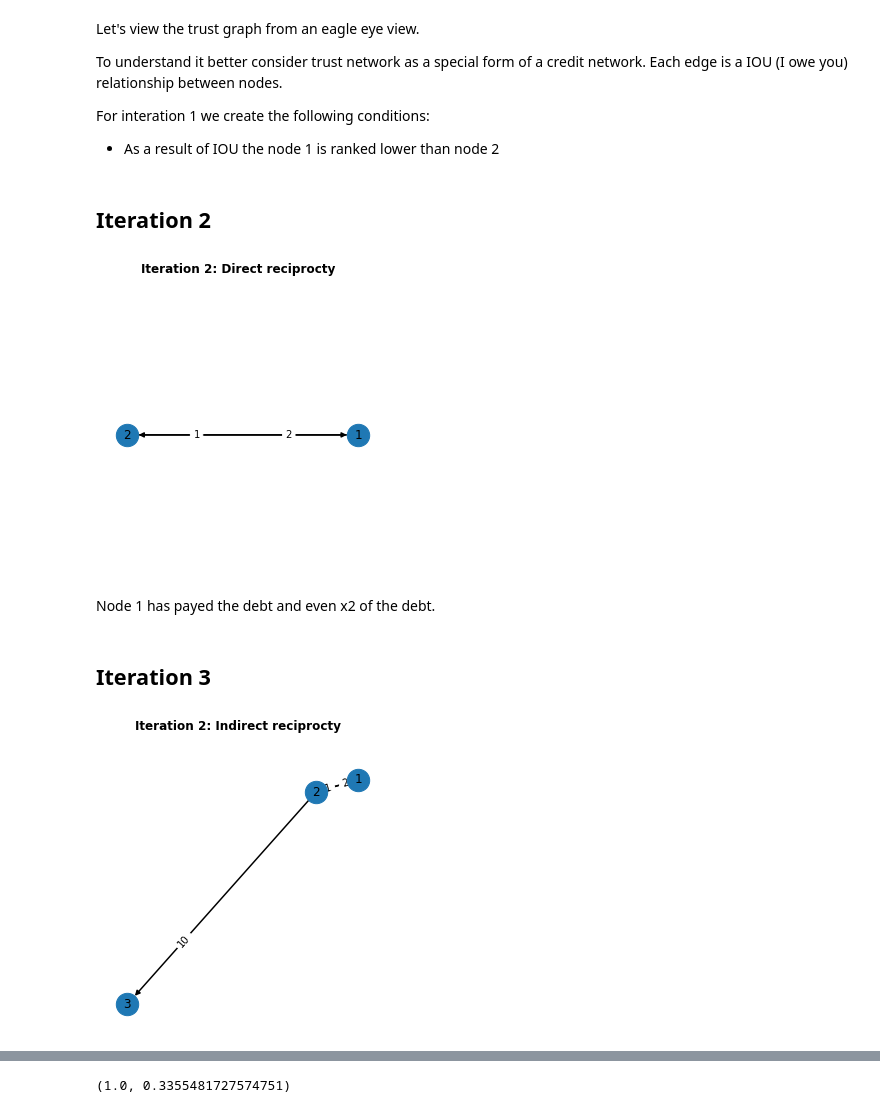
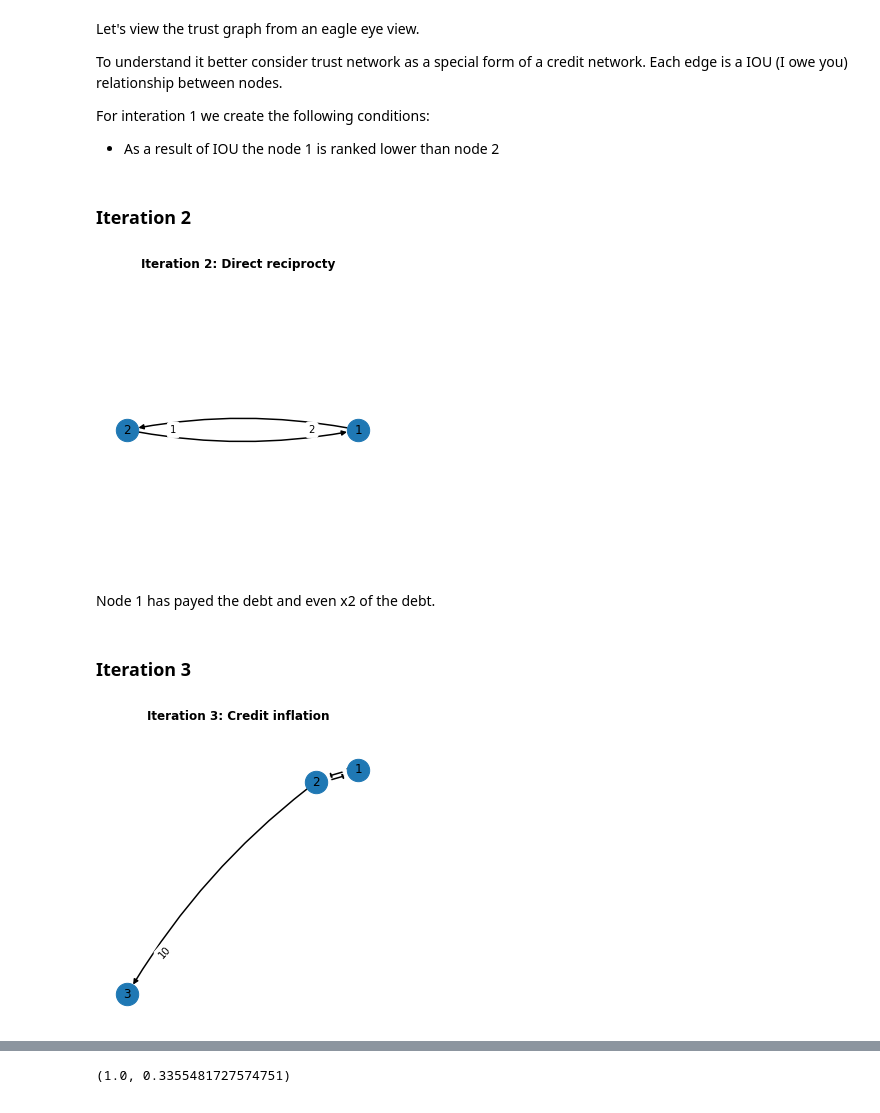
Before and after one commit to grimadas/network_accounting, a Jupyter notebook: experiments/00_Intro_Experiments.ipynb, the cells around one changed output, grey strips where cells are left out. Saved outputs shown, nothing was run; the diff lists cells and outputs as text; code cells hidden in the pictures.

```diff
--- a/experiments/00_Intro_Experiments.ipynb
+++ b/experiments/00_Intro_Experiments.ipynb
@@ -188,7 +188,7 @@ def draw_nx(G, figsize=(5,5), subtitle=None):
     ax.spines['bottom'].set_visible(False)
     ax.spines['left'].set_visible(False)
     nx.draw_networkx(G, with_labels=True,
-        #connectionstyle='arc3, rad = 0.1',
+        connectionstyle='arc3, rad = 0.1',
         node_size=500,
         label=15,
         pos=pos,
@@ -196,4 +196,4 @@ def draw_nx(G, figsize=(5,5), subtitle=None):
         width=1.5)
     edgeLabels = nx.get_edge_attributes(G,'weight')
     edgeLabels = {x:int(d) for x,d in edgeLabels.items()}
-    nx.draw_networkx_edge_labels(G, pos=pos, edge_labels=edgeLabels, label_pos=0.3, font_size=10);
+    nx.draw_networkx_edge_labels(G, pos=pos, edge_labels=edgeLabels, label_pos=0.2, font_size=10);
@@ -218,6 +223,6 @@ For interation 1 we create the following conditions:
 gt_g1 = lambda score: score(G1, 1) < score(G1, 2)
 # %% [markdown]
-## Iteration 2
+### Iteration 2
 # %%
 # Interation 2: Direct reciprocity from node 1 - node serves the node 2
 
@@ -226,7 +231,7 @@ G2.add_edge(2,1, weight=2)
 
 draw_nx(G2, subtitle='Iteration 2: Direct reciprocty')
 # %% [output]
-[figure, old version]
+[figure, new version]
 # %% [markdown]
 Node 1 has payed the debt and even x2 of the debt.
 # %%
@@ -234,14 +243,14 @@ gt_g2 = lambda score: score(G2, 1) >= score(G2, 2) and \
                score(G2, 1) > score(G1, 1) and \
                score(G2, 2) < score(G1, 2)
 # %% [markdown]
-## Iteration 3
+### Iteration 3
 # %%
 # Interation 3: Direct reciprocity from node 1 - node serves the node 2
 
 G3 = G2.copy()
 G3.add_edge(2,3, weight=10)
 
-draw_nx(G3, subtitle='Iteration 2: Indirect reciprocty')
+draw_nx(G3, subtitle='Iteration 3: Credit inflation')
 # %% [output]
-[figure, old version]
+[figure, new version]
 # %%
```
Also changed, not shown: parts of 11 cells of this notebook.
